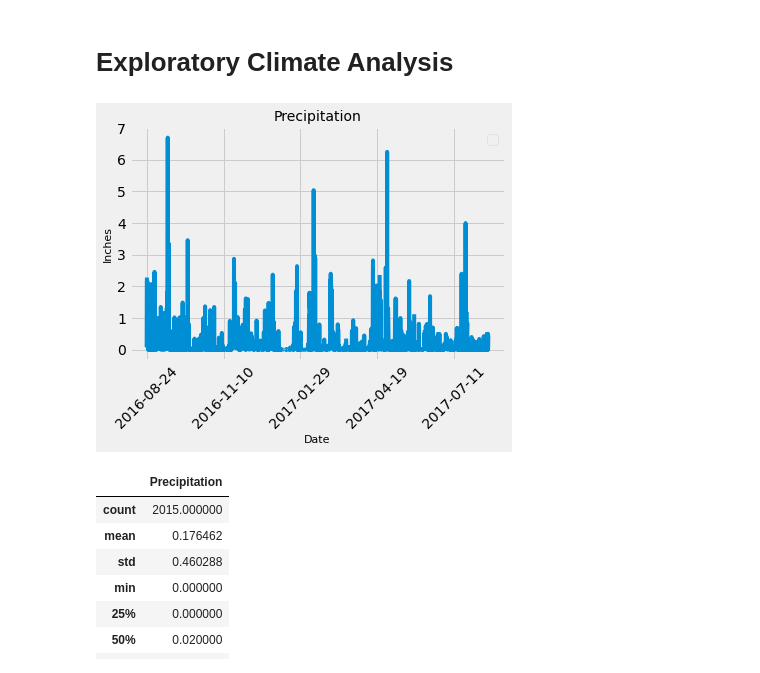
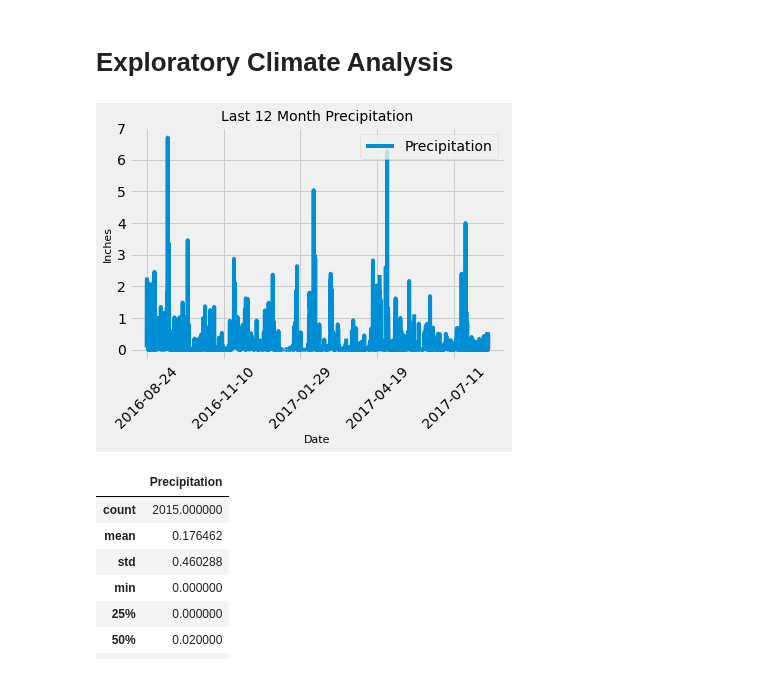
Before and after one commit to CCC-GH/sqlalchemy-challenge, a Jupyter notebook: sqlalchemy_jupyter.ipynb, the cells around one changed output. Cells and saved outputs as stored; diff of their text form; code cells hidden in the pictures.

```diff
--- a/sqlalchemy_jupyter.ipynb
+++ b/sqlalchemy_jupyter.ipynb
@@ -43,31 +43,31 @@ session = Session(engine)
 # %%
 # Design a query to retrieve the last 12 months of precipitation data and plot the results
 lastDate = session.query(measurement.date).order_by(measurement.date.desc()).first().date
 
 # Calculate the date 1 year ago from the last data point in the database
 lastYear = dt.datetime.strptime(lastDate, '%Y-%m-%d') - dt.timedelta(days=365)
 
 # Perform a query to retrieve the data and precipitation scores
 precipScore = session.query(measurement.date, measurement.prcp).\
     filter(measurement.date >= lastYear).\
     order_by(measurement.date).all()
 
 # Save the query results as a Pandas DataFrame and set the index to the date column
 precip_df = pd.DataFrame(precipScore, columns = ['Date', 'Precipitation'])
 precip_df.set_index('Date', inplace=True)
 
 # Sort the dataframe by date
 # Use Pandas Plotting with Matplotlib to plot the data
 chart = precip_df.plot().get_figure()
-plt.title('Precipitation', fontsize=14)
+plt.title('Last 12 Month Precipitation', fontsize=14)
 plt.ylabel('Inches', fontsize=11)
 plt.xlabel('Date', fontsize=11)
 plt.xticks(rotation=45)
-plt.legend('')
-chart.savefig("Output/Precipitation_Last12m.png")
+plt.legend(loc='upper right')
+chart.savefig('Output/Precipitation_Last12m.png', bbox_inches='tight')
 plt.show()
 # %% [output]
-[figure, old version]
+[figure, new version]
 # %%
 # Use Pandas to calcualte the summary statistics for the precipitation data
 precip_df.describe()
```
Also changed, not shown: parts of 3 cells of this notebook, 3 other files.
